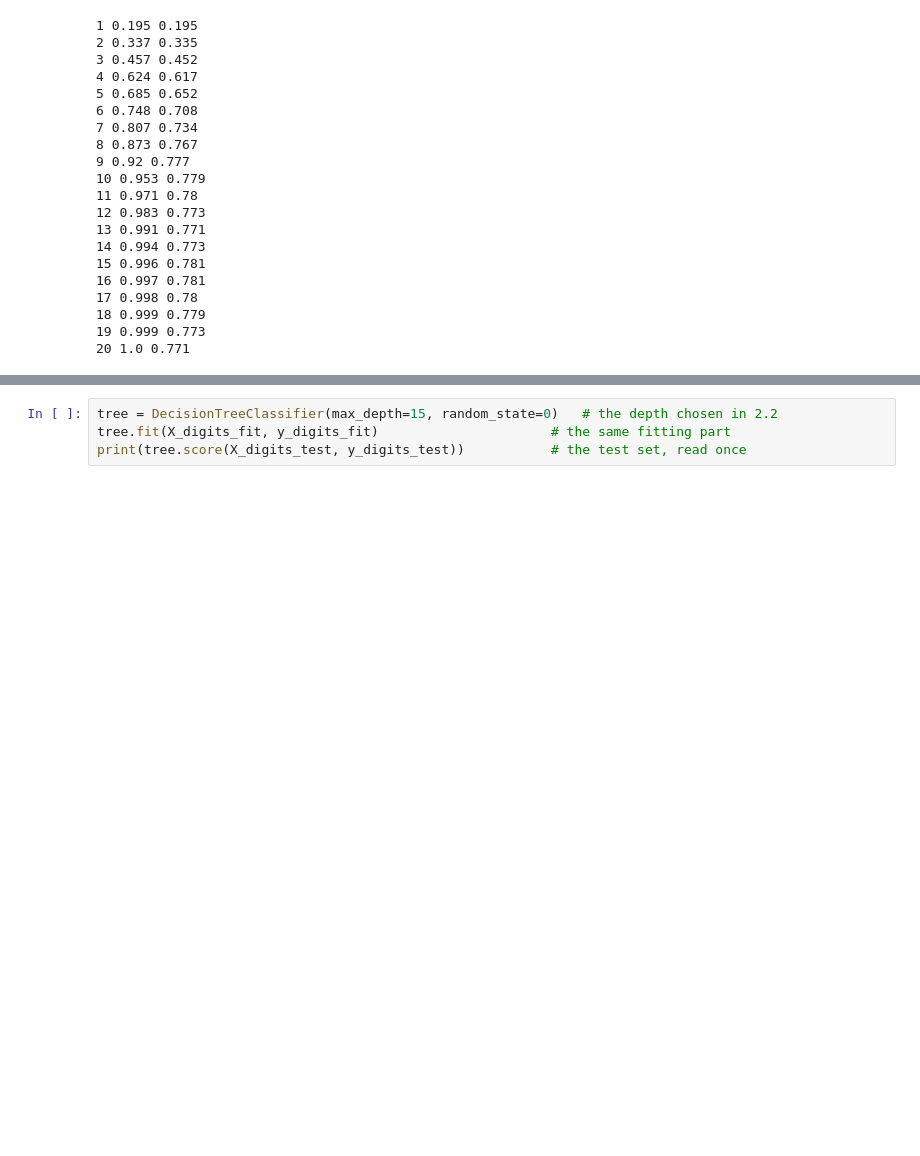
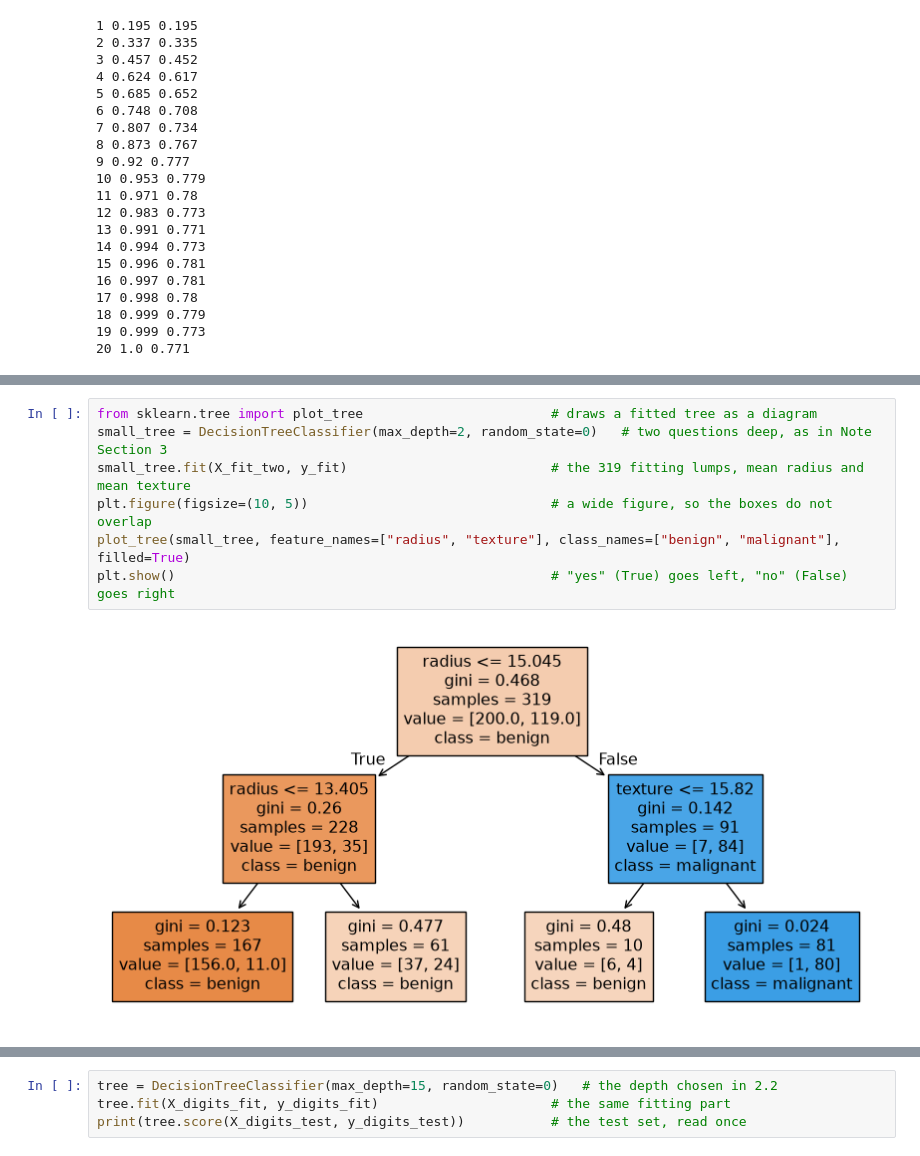
Before and after one commit to wayXing/mps311-439-course-materials, a Jupyter notebook: lecture-slids/lessons/lesson6/lab/lab_solution.ipynb, the cells around one changed output, grey strips where cells are left out. Drawn from its saved outputs; the diff is of its cells as text; blank space fills up the shorter version.

```diff
--- a/lecture-slids/lessons/lesson6/lab/lab_solution.ipynb
+++ b/lecture-slids/lessons/lesson6/lab/lab_solution.ipynb
@@ -110,0 +136,9 @@ for depth in range(1, 21):                                # depths 1 to 20
+# %%
+from sklearn.tree import plot_tree                        # draws a fitted tree as a diagram
+small_tree = DecisionTreeClassifier(max_depth=2, random_state=0)   # two questions deep, as in Note Section 3
+small_tree.fit(X_fit_two, y_fit)                          # the 319 fitting lumps, mean radius and mean texture
+plt.figure(figsize=(10, 5))                               # a wide figure, so the boxes do not overlap
+plot_tree(small_tree, feature_names=["radius", "texture"], class_names=["benign", "malignant"], filled=True)
+plt.show()                                                # "yes" (True) goes left, "no" (False) goes right
+# %% [output]
+[figure, added]
```
Also changed, not shown: parts of 13 cells of this notebook, 36 other files.
